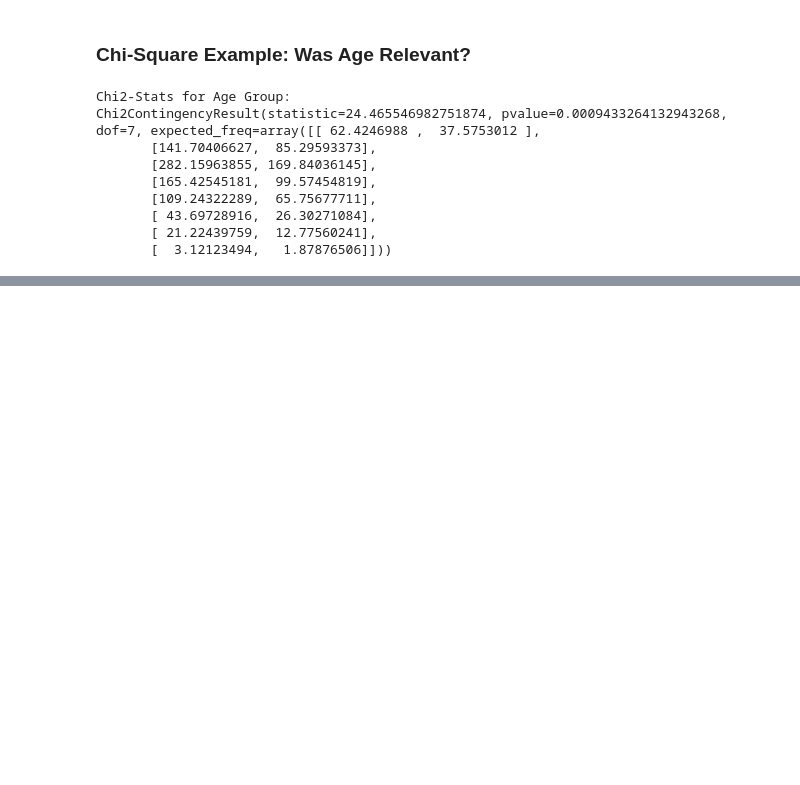
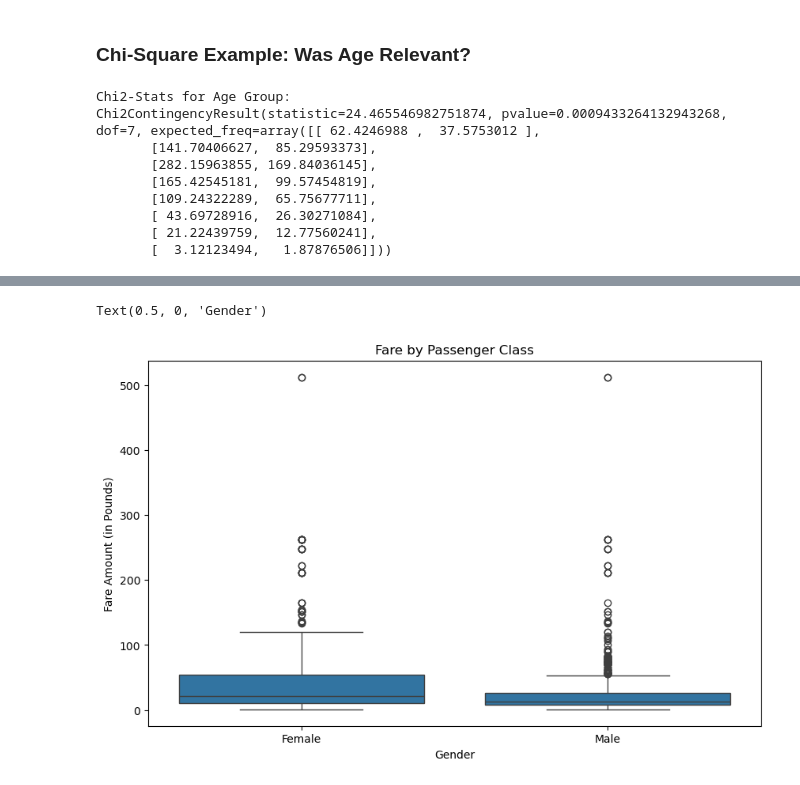
Before and after one commit to CS4580/my-notes-kadevirgil, a Jupyter notebook: module6/titanic_passenger.ipynb, the cells around one changed output, grey strips where cells are left out. Saved outputs shown, nothing was run; the diff lists cells and outputs as text; code cells hidden in the pictures; blank space fills up the shorter version.

```diff
--- a/module6/titanic_passenger.ipynb
+++ b/module6/titanic_passenger.ipynb
@@ -126,0 +278,20 @@ plt.show()
+# %%
+# imports
+import pandas as pd
+import matplotlib.pyplot as plt
+from sklearn import preprocessing
+import seaborn as sns
+%matplotlib inline
+
+# Load the data
+passenger_df = pd.read_csv('../data/titanic_passengers.csv')
+# %%
+# Visulize the data using a box plot
+plt.figure(figsize=(10, 6))
+sns.boxplot(y='Fare_decimal', x='Gender', data=passenger_df)
+plt.title('Fare by Passenger Class')
+plt.ylabel('Fare Amount (in Pounds)')
+plt.xlabel('Gender')
+# %% [output]
+Text(0.5, 0, 'Gender')
+[figure, added]
```
Also changed, not shown: parts of 23 cells of this notebook.
